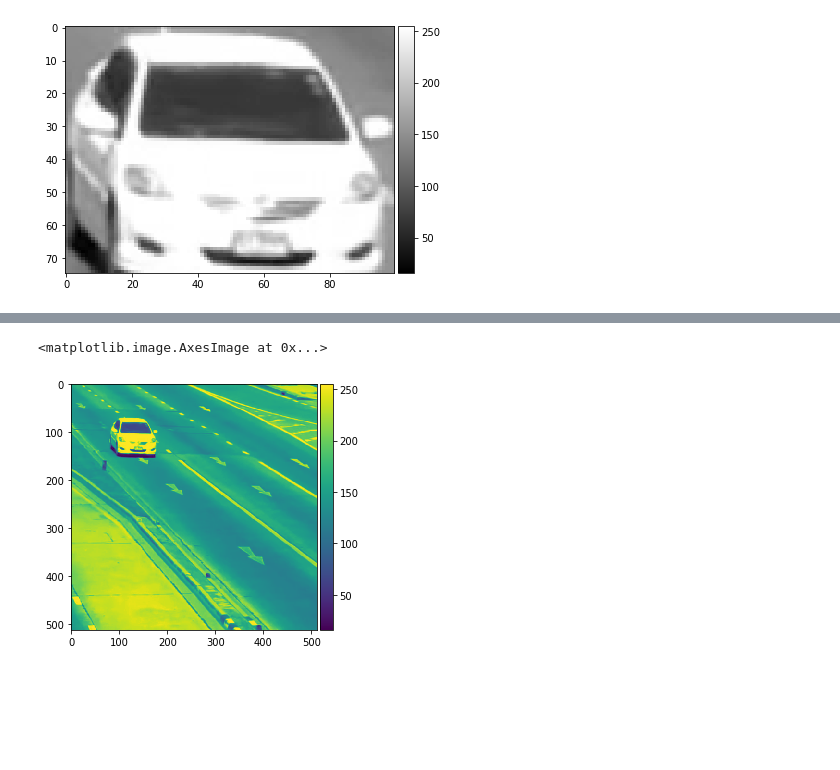
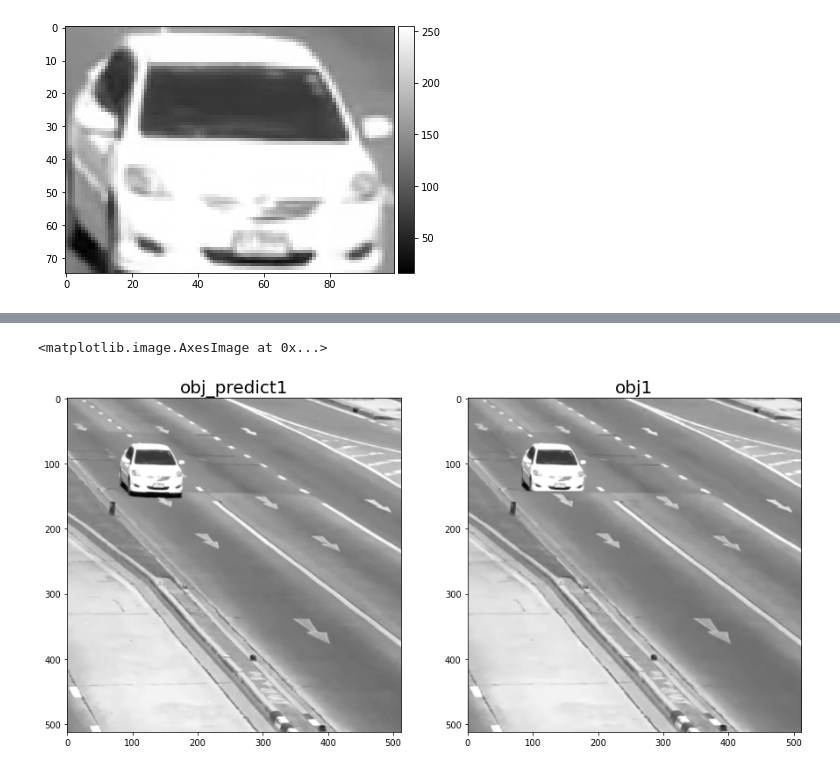
Before and after one commit to YunfeiZHAO/gsoc-redhen-2021, a Jupyter notebook: task1.ipynb, the cells around one changed output, grey strips where cells are left out. Drawn from its saved outputs; the diff is of its cells as text; code cells hidden in the pictures; blank space fills up the shorter version.

```diff
--- a/task1.ipynb
+++ b/task1.ipynb
@@ -396,12 +415,12 @@ io.imshow(obj1[x:x+w, y:y+h], cmap='gray')
 <matplotlib.image.AxesImage at 0x...>
 [figure]
 # %%
-time = 33.36
-predict_image = predict_image = io.imread('./ground.png').astype(int)
-for i, object_mean_flot in enumerate(rectangle_mean_flot):
-    if object_mean_flot[0]**2 + object_mean_flot[1]**2 > 10e-6: # should move at least 1 pixel in 1000ms
-        x, y, w, h = rectangles_obj[i]
-        x_pred = int(x + object_mean_flot[1]*time)
-        y_pred = int(y + object_mean_flot[0]*time)
-        predict_image[y_pred:y_pred + h, x_pred:x_pred + w] = obj1[y:y+h, x:x+w]
-io.imshow(predict_image, cmap='gray')
+def predict_flow_cnt(ground, first_image, rectangle_mean_flot, rectangles_obj, time):
+    predict_image = io.imread('./ground.png').astype(int)
+    for i, object_mean_flot in enumerate(rectangle_mean_flot):
+        if object_mean_flot[0]**2 + object_mean_flot[1]**2 > 10e-6: # should move at least 1 pixel in 1000ms
+            x, y, w, h = rectangles_obj[i]
+            x_pred = int(x + object_mean_flot[1]*time)
+            y_pred = int(y + object_mean_flot[0]*time)
+            predict_image[y_pred:y_pred + h, x_pred:x_pred + w] = first_image[y:y+h, x:x+w]
+    return predict_image
@@ -437,5 +427,12 @@ a[4:5] = 1
-# %%
-io.imshow(obj1)
-# %% [output]
-<matplotlib.image.AxesImage at 0x...>
-[figure, removed]
+# %%
+bobj1 = io.imread('./1.png').astype(int)
+predict_image1 = predict_flow_cnt(ground, obj1, rectangle_mean_flot, rectangles_obj, 33.36 + 1)
+
+fig, axes = plt.subplots(1,2,figsize=(15,15))
+axes[0].set_title('obj_predict1',fontsize=20)
+axes[1].set_title('obj1',fontsize=20)
+axes[0].imshow(obj1,cmap='gray')
+axes[1].imshow(predict_image1,cmap='gray')
+# %% [output]
+<matplotlib.image.AxesImage at 0x...>
+[figure, added]
```
Also changed, not shown: parts of 22 cells of this notebook.
